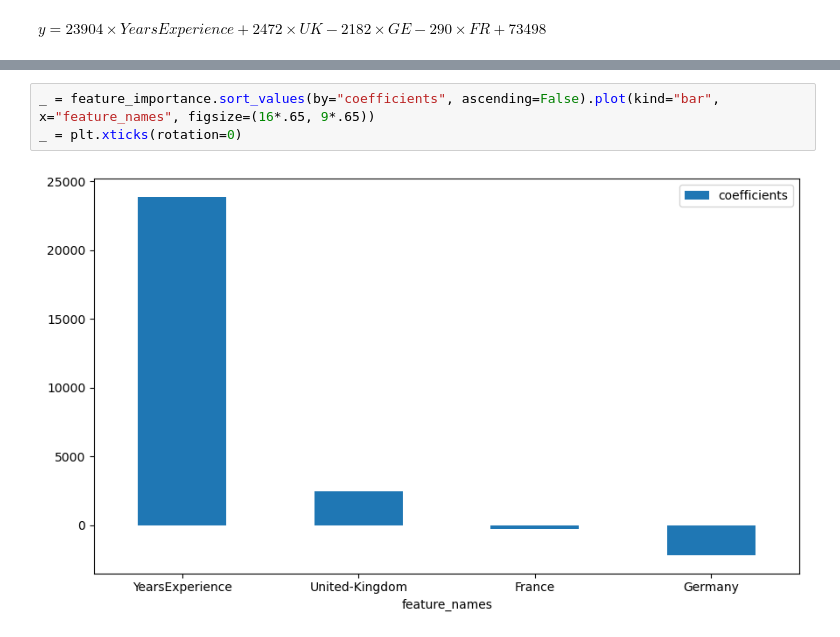
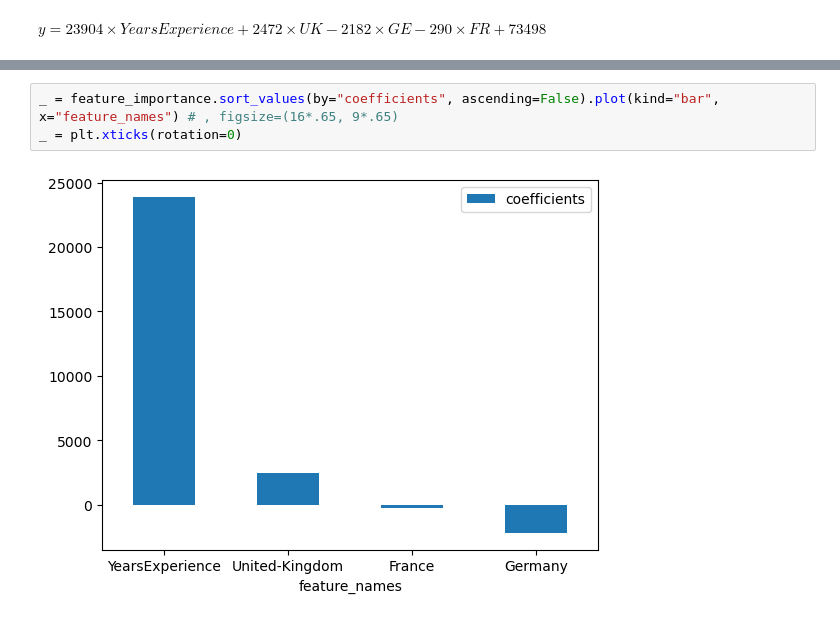
Before and after one commit to 40tude/Data_Essentials_Stage_Oct_2023, a Jupyter notebook: 02_template_lite_regression.ipynb, the cells around one changed output, grey strips where cells are left out. Saved outputs shown, nothing was run; the diff lists cells and outputs as text.

```diff
--- a/02_template_lite_regression.ipynb
+++ b/02_template_lite_regression.ipynb
@@ -242,5 +280,5 @@ $y=23904\times YearsExperience + 2472 \times UK - 2182 \times GE  -290\times FR
 # %%
-_ = feature_importance.sort_values(by="coefficients", ascending=False).plot(kind="bar", x="feature_names", figsize=(16*.65, 9*.65))
+_ = feature_importance.sort_values(by="coefficients", ascending=False).plot(kind="bar", x="feature_names") # , figsize=(16*.65, 9*.65)
 _ = plt.xticks(rotation=0)
 # %% [output]
-[figure, old version]
+[figure, new version]
```
Also changed, not shown: parts of 4 cells of this notebook, 3 other files.
